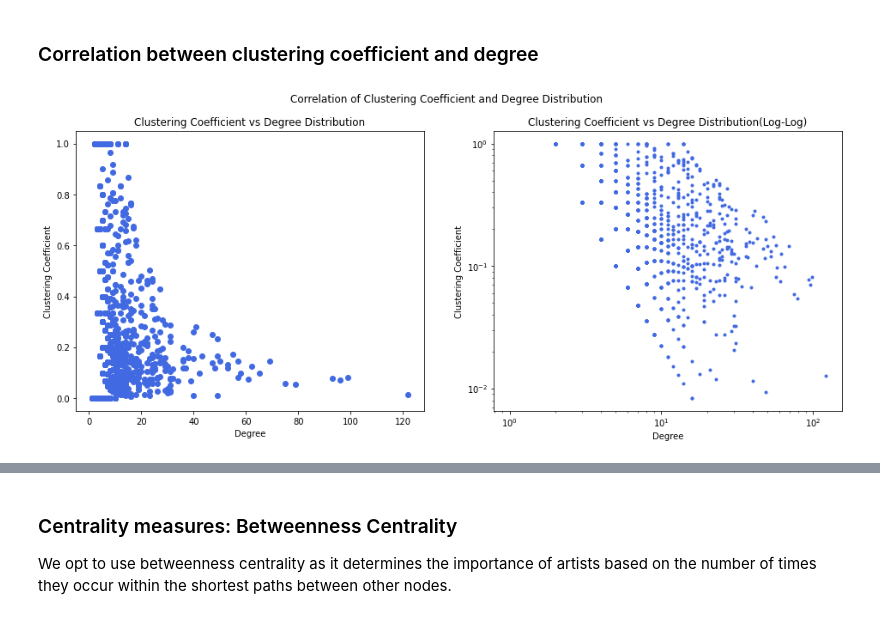
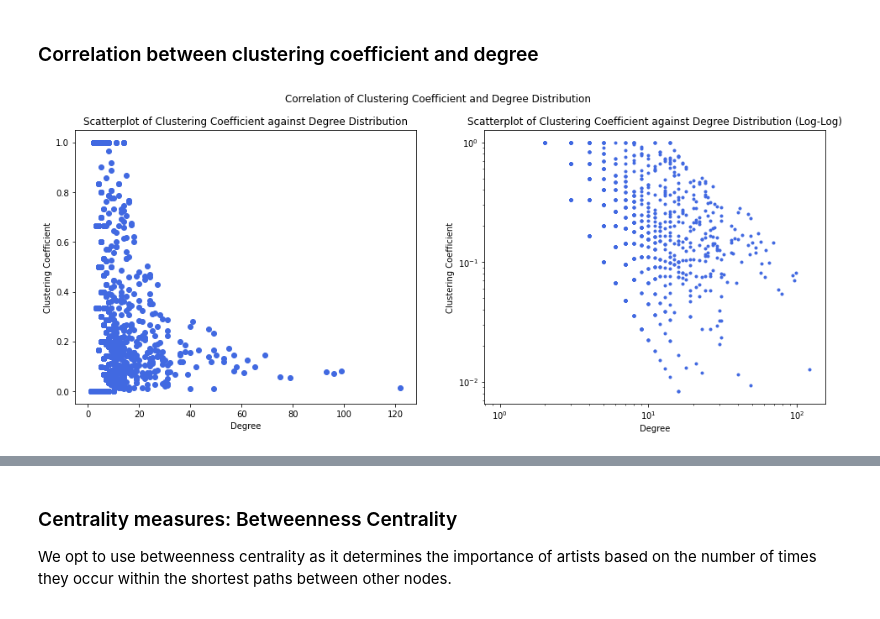
Before and after one commit to bakos97/Final-project-Social-Graphs, a Jupyter notebook: notebooks/Spotify_Network_(from_Collaboration).ipynb, the cells around one changed output, grey strips where cells are left out. Saved outputs shown, nothing was run; the diff lists cells and outputs as text; code cells hidden in the pictures.

```diff
--- a/notebooks/Spotify_Network_(from_Collaboration).ipynb
+++ b/notebooks/Spotify_Network_(from_Collaboration).ipynb
@@ -781,18 +870,18 @@ top_5_communities = cc_community_df.groupby('Community').count().sort_values(by=
 # %%
 # Plot clustering coefficient vs degree distribution
 
 fig, ax = plt.subplots(1,2, figsize=(16,6))
 fig.suptitle("Correlation of Clustering Coefficient and Degree Distribution")
 ax[0].scatter(degree, clustering_coeff_values, color='royalblue')
 ax[0].set_xlabel("Degree")
 ax[0].set_ylabel("Clustering Coefficient")
-ax[0].set_title("Clustering Coefficient vs Degree Distribution")
+ax[0].set_title("Scatterplot of Clustering Coefficient against Degree Distribution")
 
 ax[1].loglog(degree, clustering_coeff_values,'.', color='royalblue')
 ax[1].set_xlabel('Degree')
 ax[1].set_ylabel("Clustering Coefficient")
-ax[1].set_title("Clustering Coefficient vs Degree Distribution(Log-Log)")
+ax[1].set_title("Scatterplot of Clustering Coefficient against Degree Distribution (Log-Log)")
 
 plt.show()
 # %% [output]
-[figure, old version]
+[figure, new version]
```
Also changed, not shown: parts of 26 cells of this notebook.
